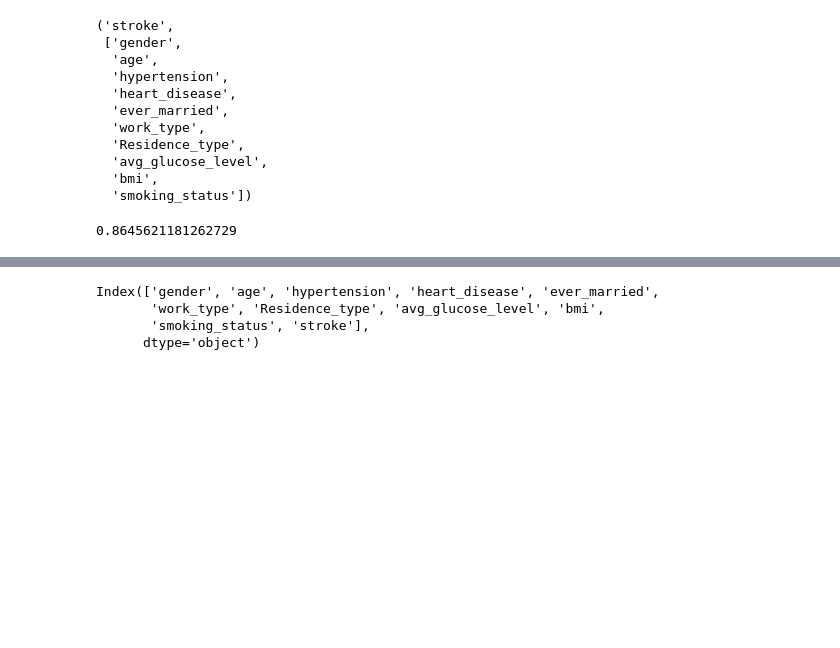
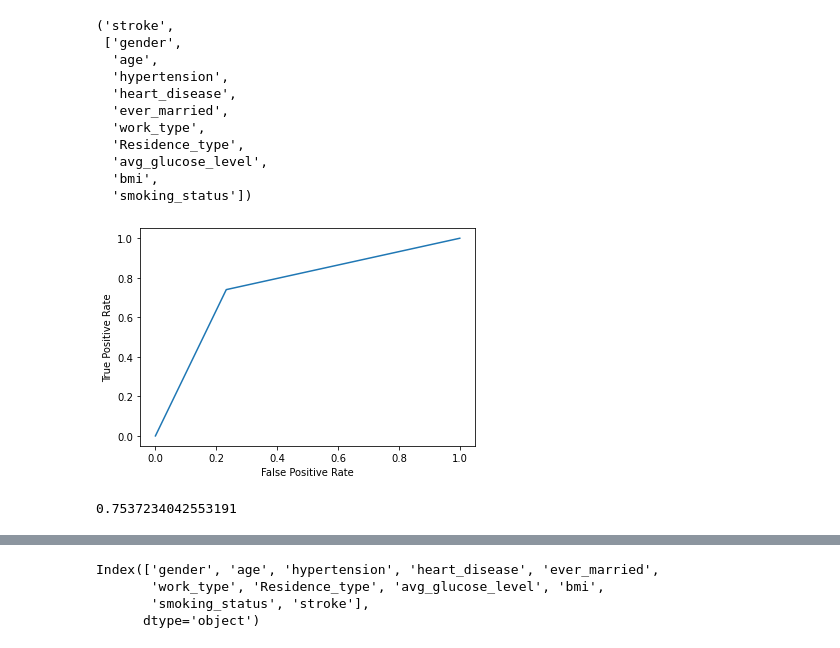
Before and after one commit to Kira-Floris/stroke-classification, a Jupyter notebook: notebook.ipynb, the cells around one changed output, grey strips where cells are left out. Cells and saved outputs as stored; diff of their text form; code cells hidden in the pictures; blank space fills up the shorter version.

```diff
--- a/notebook.ipynb
+++ b/notebook.ipynb
@@ -162,30 +163,44 @@ y_col, x_col
 # %%
 x = df[x_col]
 y = df[y_col]
+# %%
+from imblearn.over_sampling import RandomOverSampler
+ros = RandomOverSampler(random_state=0)
+X_resampled, y_resampled = ros.fit_resample(df[x_col], df[y_col])
 # %%
-xtrain, xtest, ytrain, ytest = train_test_split(x,y,test_size=0.2,random_state=0)
+xtrain, xtest, ytrain, ytest = train_test_split(X_resampled,y_resampled,test_size=0.2,random_state=0)
 # %%
 # models
 models = []
 # %%
 # gaussiannb
 pipe = Pipeline([('scaler',StandardScaler()),('gnb',GaussianNB())])
 pipe.fit(xtrain, ytrain)
 ypred = pipe.predict(xtest)
 gnb_score = accuracy_score(ytest,ypred)
 
 location = 'models/gnb.pkl'
 pickle.dump(pipe, open(location,'wb'))
 models.append(
     {
         "model":"gnb",
         "accuracy":gnb_score,
         "location":location
     }
 )
 
+from sklearn.metrics import roc_curve
+fpr, tpr, _ = roc_curve(ytest,  ypred)
+
+#create ROC curve
+plt.plot(fpr,tpr)
+plt.ylabel('True Positive Rate')
+plt.xlabel('False Positive Rate')
+plt.show()
+
 gnb_score
 # %% [output]
+[figure, added]
-0.8645621181262729
+0.7537234042553191
 # %%
 # decisiontree
```
Also changed, not shown: parts of 9 cells of this notebook, 10 other files.
